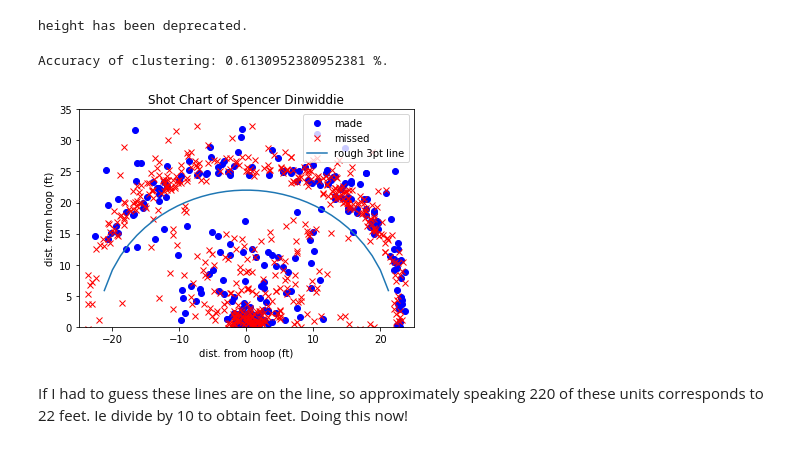
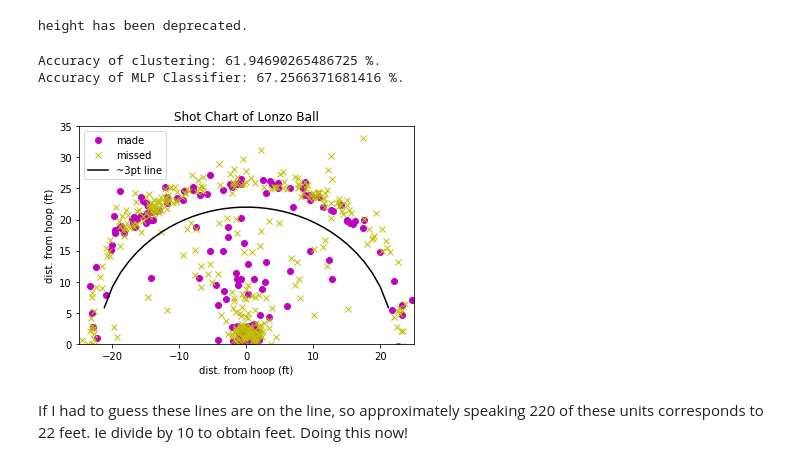
Before and after one commit to nkasmanoff/MLstuff, a Jupyter notebook: Phys476/project/Shot chart shots-v2.ipynb, the cells around one changed output. Drawn from its saved outputs; the diff is of its cells as text; code cells hidden in the pictures.

```diff
--- a/Phys476/project/Shot chart shots-v2.ipynb
+++ b/Phys476/project/Shot chart shots-v2.ipynb
@@ -53,7 +53,7 @@ def get_shotchart(PID):
     importantstuff = pd.get_dummies(importantstuff)
     return importantstuff
 # %%
-def analyze_player(first,last,plot=True,cluster=True):
+def analyze_player(first,last,plot=True,cluster=True,Classifier=True):
     """Wrapper function which does everything in one,
     no need to specify each table specific to that player right away!
 
@@ -83,13 +83,13 @@ def analyze_player(first,last,plot=True,cluster=True):
         xmissed = misses['LOC_X'].values/10
         ymissed = misses['LOC_Y'].values/10
         x = np.linspace(-60,60,100)
-
+        #make a 3pt line for reference
         for i in range(len(x)):
             r = 22
             y = np.sqrt(r**2 - x**2)
-        plt.plot(xmade,ymade,'bo',label = 'made')
-        plt.plot(xmissed,ymissed,'rx',label = 'missed')
-        plt.plot(x,y,label = 'rough 3pt line')
+        plt.plot(xmade,ymade,'mo',label = 'made')
+        plt.plot(xmissed,ymissed,'yx',label = 'missed')
+        plt.plot(x,y,'k-',label = '~3pt line')
         plt.xlim((-25, 25))
         plt.ylim((0, 35))
 
@@ -98,20 +98,37 @@ def analyze_player(first,last,plot=True,cluster=True):
         plt.ylabel('dist. from hoop (ft)')
 
         plt.legend()
-    if cluster:
         y = playertable[['EVENT_TYPE_Made Shot','EVENT_TYPE_Missed Shot']].values
         del playertable['EVENT_TYPE_Made Shot'],playertable['EVENT_TYPE_Missed Shot']
         X = playertable.values
+    if cluster:
         X_train,X_test,y_train,y_test = cross_validation.train_test_split(X,y,test_size=0.2)
-        clf = neighbors.KNeighborsClassifier(n_neighbors=500,leaf_size=15)
+        clf = neighbors.KNeighborsClassifier()
         clf.fit(X_train,y_train)
         accuracy = clf.score(X_test,y_test)
-        print("Accuracy of clustering:",accuracy,"%.")
+        print("Accuracy of clustering:",100*accuracy,"%.")
+    if Classifier:
+        #try a NN, whatever
+        #normalize rgith ere
+        from sklearn.preprocessing import MinMaxScaler
+        scaler = MinMaxScaler()
+        MinMaxScaler(copy=True, feature_range=(0, 1))
+
+        scaler.fit(X)
+        X = scaler.transform(X)
+        X_train,X_test,y_train,y_test = cross_validation.train_test_split(X,y,test_size=0.2)
+        model = MLPClassifier()
+        model.shuffle = True
+        model.fit(X_train,y_train)
+        accuracy = model.score(X_test,y_test)
+
+        print("Accuracy of MLP Classifier:",100*accuracy,"%.")
-# %%
-analyze_player('Spencer','Dinwiddie')
-# %% [output]
-Accuracy of clustering: 0.6130952380952381 %.
-[figure, removed]
+# %%
+analyze_player('Lonzo','Ball')
+# %% [output]
+Accuracy of clustering: 61.94690265486725 %.
+Accuracy of MLP Classifier: 67.2566371681416 %.
+[figure, added]
 # %% [markdown]
 If I had to guess these lines are on the line, so approximately speaking 220 of these units corresponds to 22 feet. Ie divide by 10 to obtain feet. Doing this now!
 # %%
```
Also changed, not shown: parts of 2 cells of this notebook.
